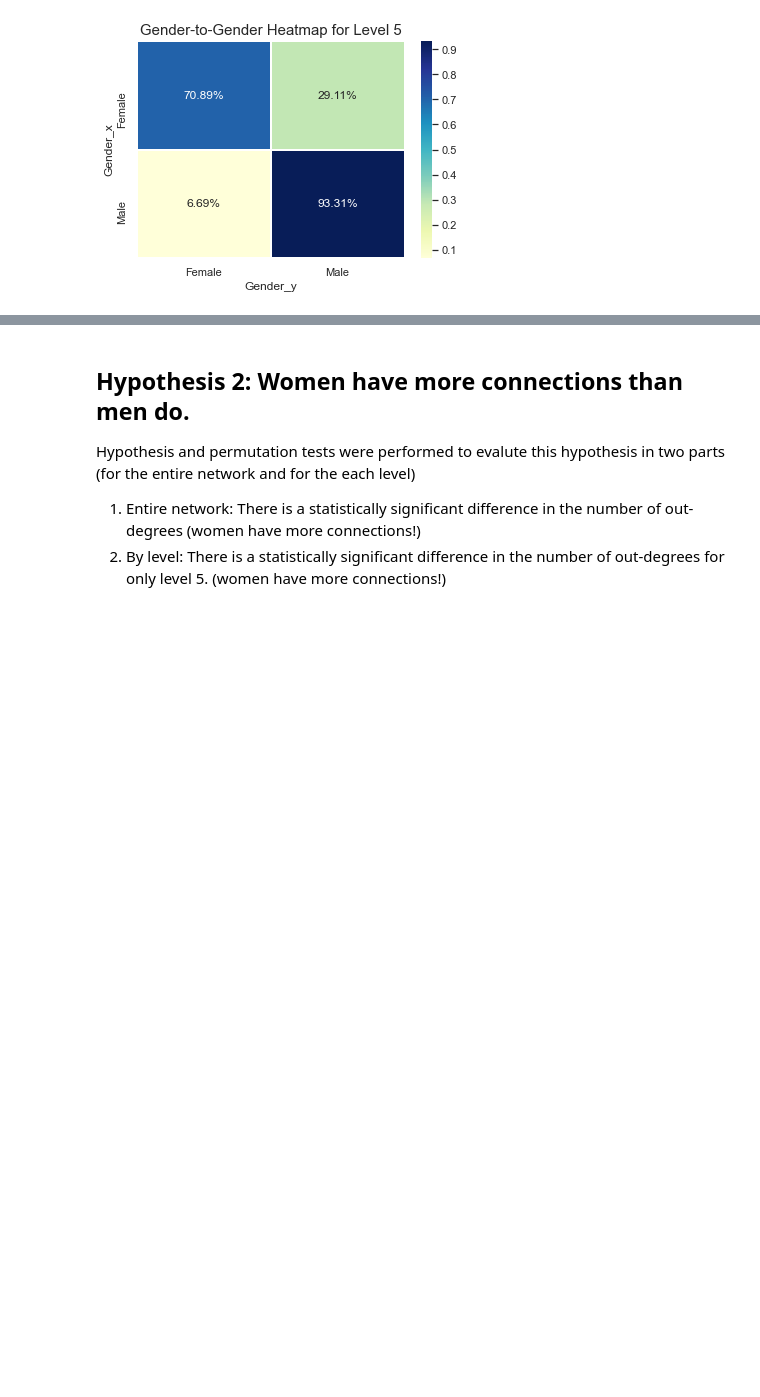
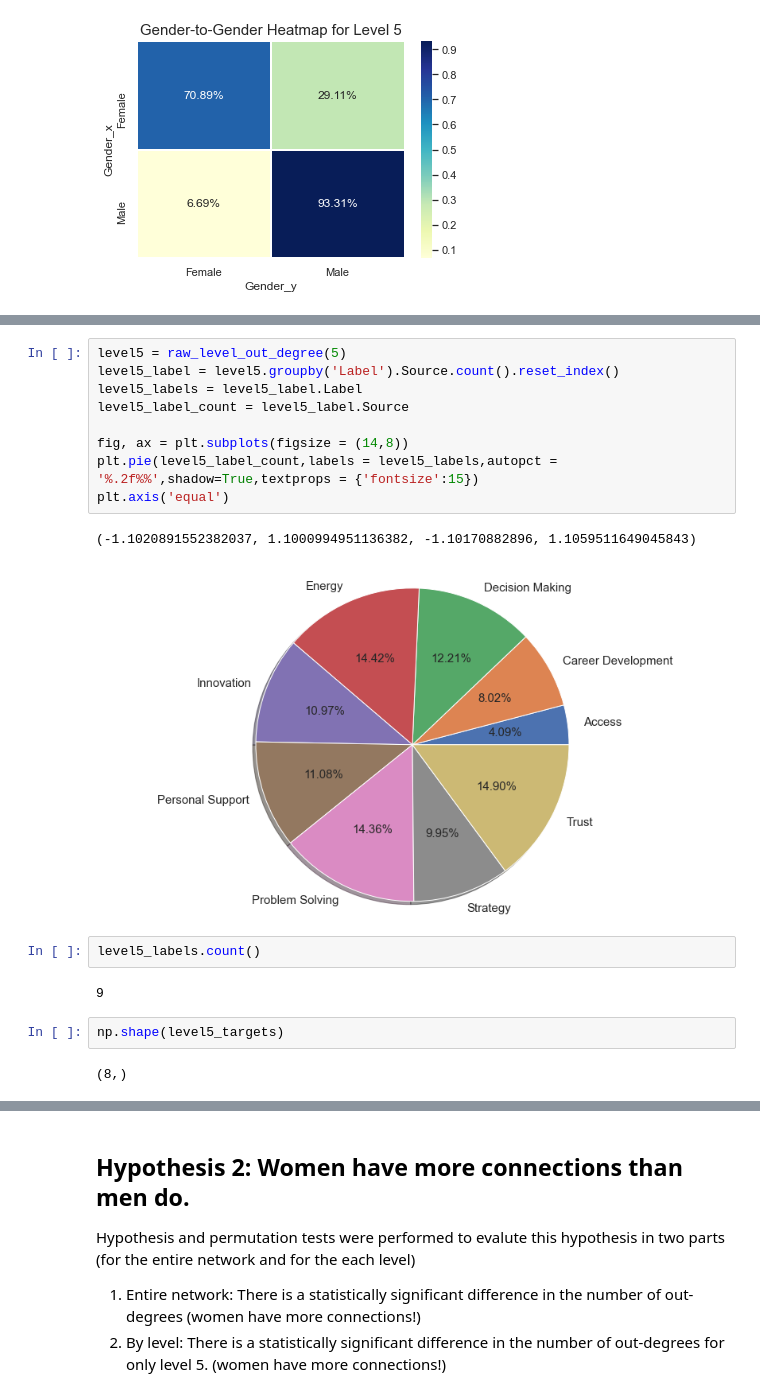
Before and after one commit to feelzoo/assortativity, a Jupyter notebook: Assortativity.ipynb, the cells around one changed output, grey strips where cells are left out. Cells and saved outputs as stored; diff of their text form; blank space fills up the shorter version.

```diff
--- a/Assortativity.ipynb
+++ b/Assortativity.ipynb
@@ -85,0 +117,20 @@ level5_heatmap_label()
+# %%
+level5 = raw_level_out_degree(5)
+level5_label = level5.groupby('Label').Source.count().reset_index()
+level5_labels = level5_label.Label
+level5_label_count = level5_label.Source
+
+fig, ax = plt.subplots(figsize = (14,8))
+plt.pie(level5_label_count,labels = level5_labels,autopct = '%.2f%%',shadow=True,textprops = {'fontsize':15})
+plt.axis('equal')
+# %% [output]
+(-1.1020891552382037, 1.1000994951136382, -1.10170882896, 1.1059511649045843)
+[figure, added]
+# %%
+level5_labels.count()
+# %% [output]
+9
+# %%
+np.shape(level5_targets)
+# %% [output]
+(8,)
```
Also changed, not shown: parts of 54 cells of this notebook.
